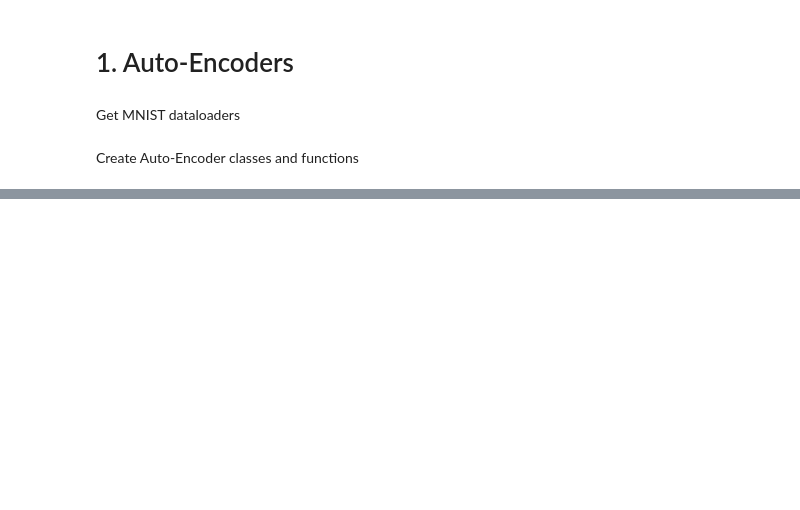
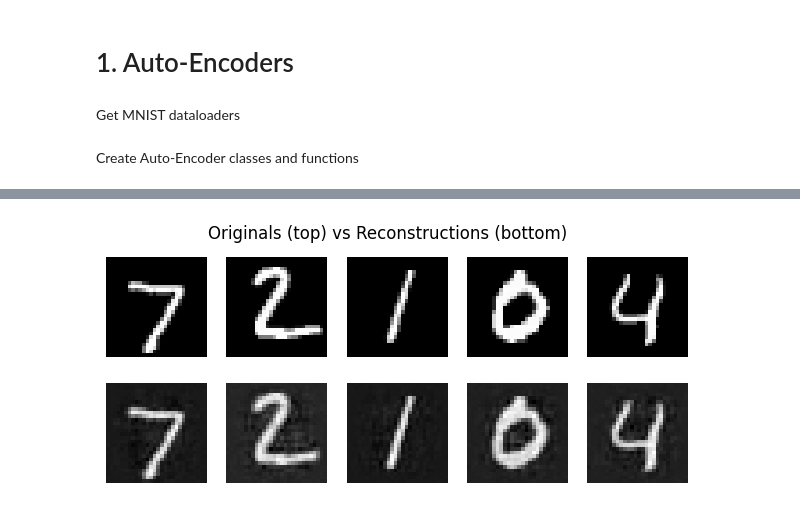
Before and after one commit to yashc73080/CS462-Deep-Learning, a Jupyter notebook: HW2/features_unsupervised_and_transfer_learning.ipynb, the cells around one changed output, grey strips where cells are left out. Saved outputs shown, nothing was run; the diff lists cells and outputs as text; code cells hidden in the pictures; blank space fills up the shorter version.

```diff
--- a/HW2/features_unsupervised_and_transfer_learning.ipynb
+++ b/HW2/features_unsupervised_and_transfer_learning.ipynb
@@ -139,4 +137,21 @@ def train_test_autoencoder(model, train_loader, test_loader, epochs=5, lr=0.001,
     plt.show()
 
   return train_losses, test_losses
+
+def visualize_reconstructions(model, test_loader, num_images=5):
+  model.eval()
+  with torch.no_grad():
+    images, _ = next(iter(test_loader))
+    images = images[:num_images].view(num_images, -1).to(device)
+    reconstructed = model(images).cpu().view(-1, 1, 28, 28)
+
+    fig, axes = plt.subplots(2, num_images, figsize=(num_images*1.5, 3))
+    for i in range(num_images):
+      axes[0, i].imshow(images[i].cpu().view(28, 28), cmap='gray')
+      axes[0, i].axis('off')
+      axes[1, i].imshow(reconstructed[i].view(28, 28), cmap='gray')
+      axes[1, i].axis('off')
+
+    plt.suptitle("Originals (top) vs Reconstructions (bottom)")
+    plt.show()
 # %%
@@ -151,0 +167,4 @@ Final Test Loss: 0.0032573839474935085
+# %%
+visualize_reconstructions(autoencoder, mnist_test_loader)
+# %% [output]
+[figure, added]
```
Also changed, not shown: parts of 2 cells of this notebook.
